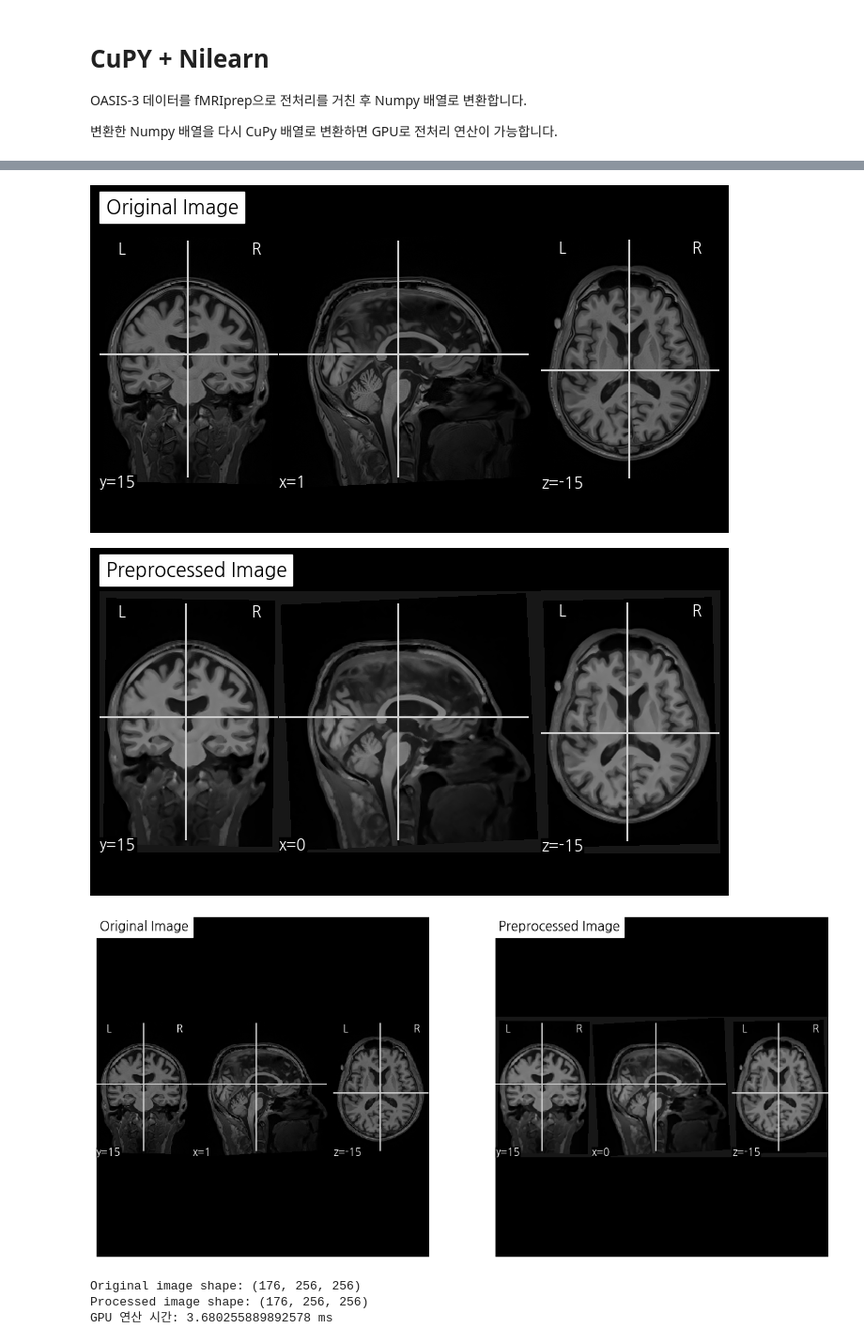
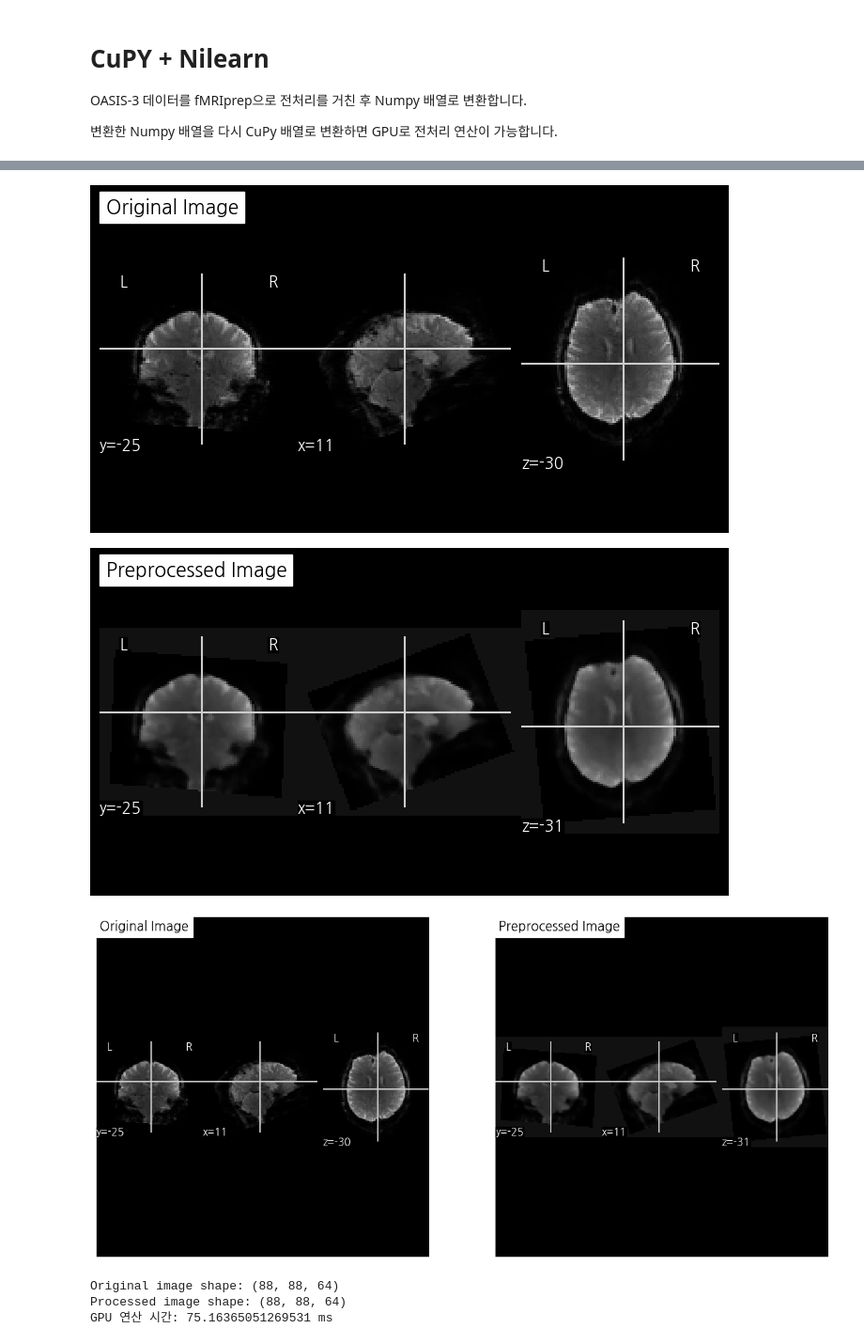
Before and after one commit to minyoungci/fMRI-, a Jupyter notebook: CuPY_Tutorial.ipynb, the cells around one changed output, grey strips where cells are left out. Shown: that part at 94% size. Drawn from its saved outputs; the diff is of its cells as text; code cells hidden in the pictures.

```diff
--- a/CuPY_Tutorial.ipynb
+++ b/CuPY_Tutorial.ipynb
@@ -62,7 +62,7 @@ from nilearn import image, plotting
 from nilearn.image import new_img_like
 import time
 
-img_path = "/home/minyoungxi/MINYOUNGXI/XFL/derivatives/sub-OAS30002/ses-d2345/anat/sub-OAS30002_ses-d2345_desc-preproc_T1w.nii.gz"
+img_path = "/home/minyoungxi/MINYOUNGXI/XFL/UKB_fmriprep_output/sub-1002051/ses-1/func/sub-1002051_ses-1_task-rest_desc-hmc_boldref.nii.gz"
 
 # NIfTI 이미지 로드
 img = image.load_img(img_path)
@@ -149,6 +149,6 @@ Free memory: 14465.38 MB, Total memory: 16076.38 MB
-[figure, old version]
+[figure, new version]
-[figure, old version]
+[figure, new version]
-[figure, old version]
+[figure, new version]
-Original image shape: (176, 256, 256)
-Processed image shape: (176, 256, 256)
-GPU 연산 시간: 3.680255889892578 ms
+Original image shape: (88, 88, 64)
+Processed image shape: (88, 88, 64)
+GPU 연산 시간: 75.16365051269531 ms
```
Also changed, not shown: parts of 3 cells of this notebook, 4 other files.
